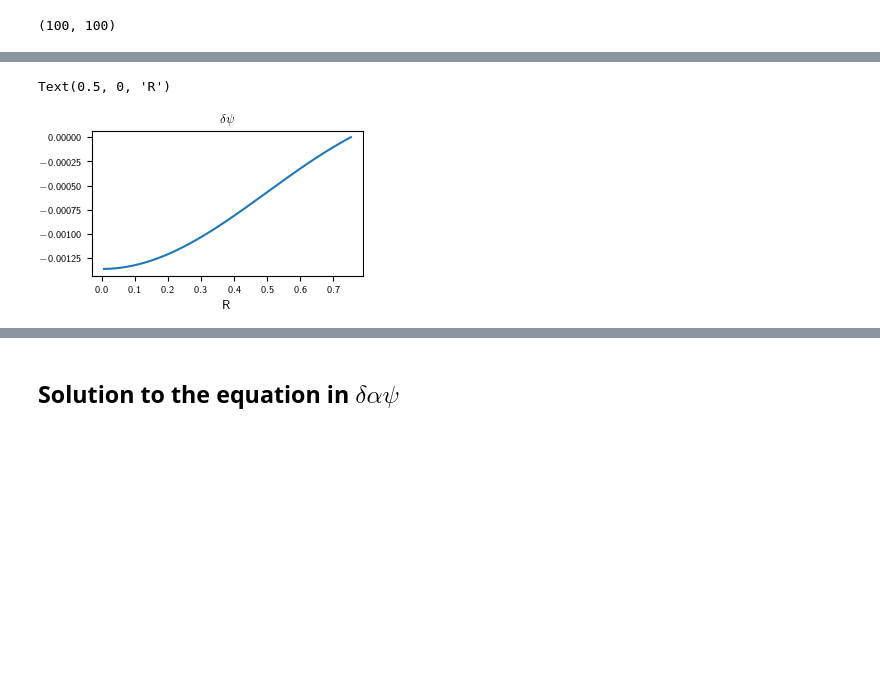
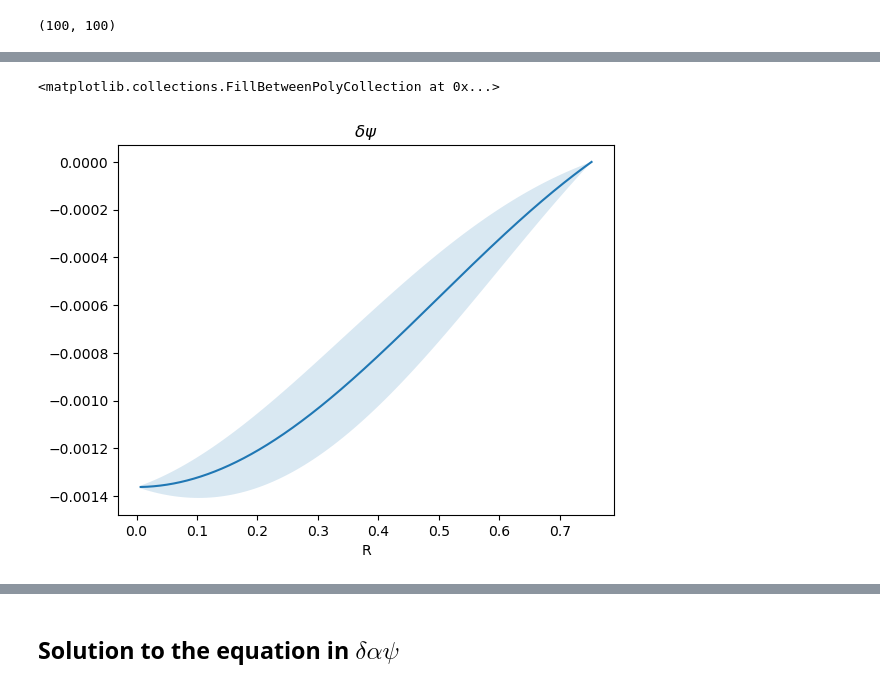
Before and after one commit to Poincare-code/henri, a Jupyter notebook: notebooks/figures_perturbed_density.ipynb, the cells around one changed output, grey strips where cells are left out. Saved outputs shown, nothing was run; the diff lists cells and outputs as text; code cells hidden in the pictures; blank space fills up the shorter version.

Commit message:
Inclusion of uncertainty

```diff
--- a/notebooks/figures_perturbed_density.ipynb
+++ b/notebooks/figures_perturbed_density.ipynb
@@ -8,9 +8,9 @@ import scipy.interpolate as interpolate
 
 from joblib import Parallel, delayed
 
-import matplotlib.pyplot as plt
-from tueplots.bundles import probnum2025
-plt.rcParams.update(probnum2025())
+# import matplotlib.pyplot as plt
+# from tueplots.bundles import probnum2025
+# plt.rcParams.update(probnum2025())
 # %% [markdown]
 ### 0. Solutions to the TOV-Equations and Source/Matter Terms
 # %%
@@ -268,15 +269,20 @@ array([[ 8.77962699e-01,  8.78050473e-01,  8.78138248e-01, ...,
 # %%
 dpsi_solution = lambda x: [f[n]*l(n+1, x) for n in range(len(f))][0]
-
-
 
 plt.figure()
 plt.plot(R, dpsi_solution(R)/R);
 plt.title(r"$\delta \psi$");
 plt.xlabel("R")
+
+# Uncertainty computation
+sigma_prior = np.identity(C.shape[0])*amplitude**(-1.5)
+p = np.linalg.solve(sigma_prior.T @ C.T, np.array([l(n+1,R) for n in range(DD.shape[0])]))
+diag_PTP = np.einsum('ij,ij->j', p, p)
+
+plt.fill_between(R, dpsi_solution(R)/R - np.sqrt(diag_PTP),  dpsi_solution(R)/R + np.sqrt(diag_PTP), alpha=0.17)
 # %% [output]
-Text(0.5, 0, 'R')
+<matplotlib.collections.FillBetweenPolyCollection at 0x...>
-[figure, old version]
+[figure, new version]
 # %%
 plt.figure()
 plt.plot(R, psi + dpsi_solution(R)/R);
```
Also changed, not shown: parts of 18 cells of this notebook.
